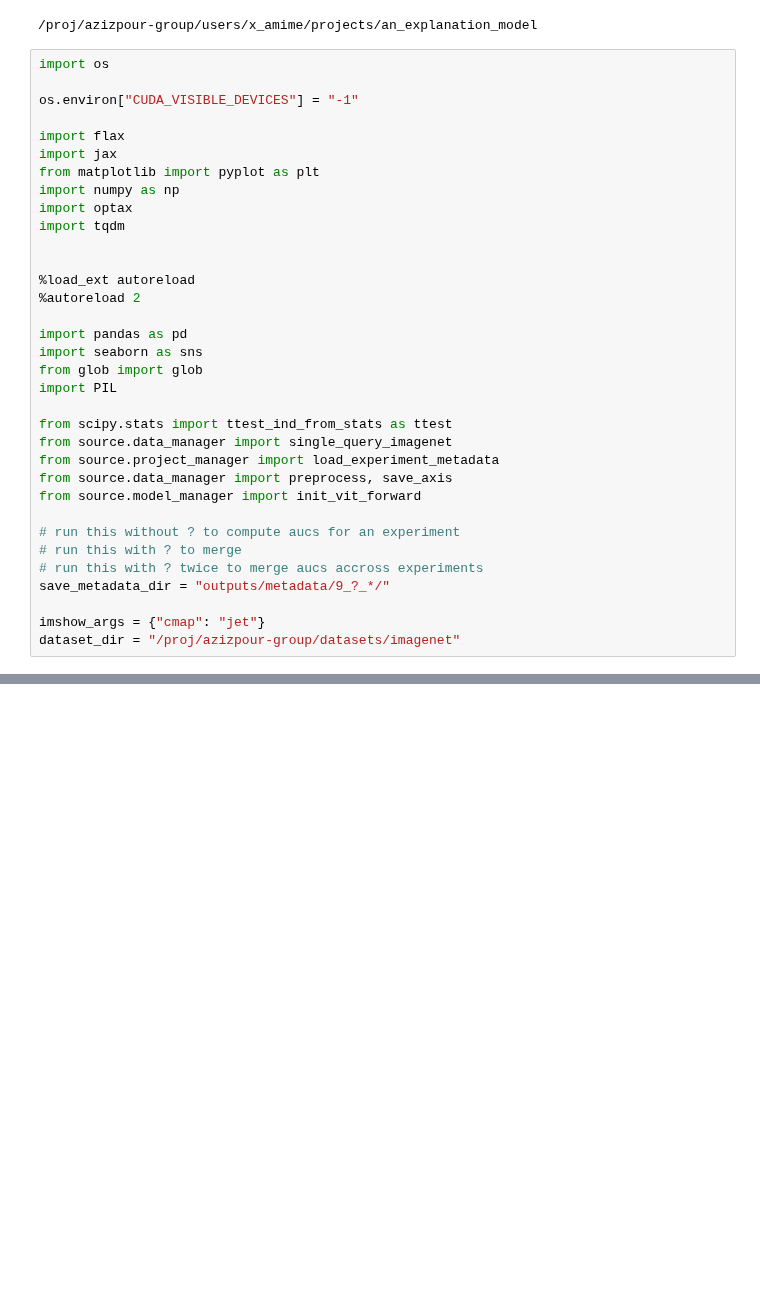
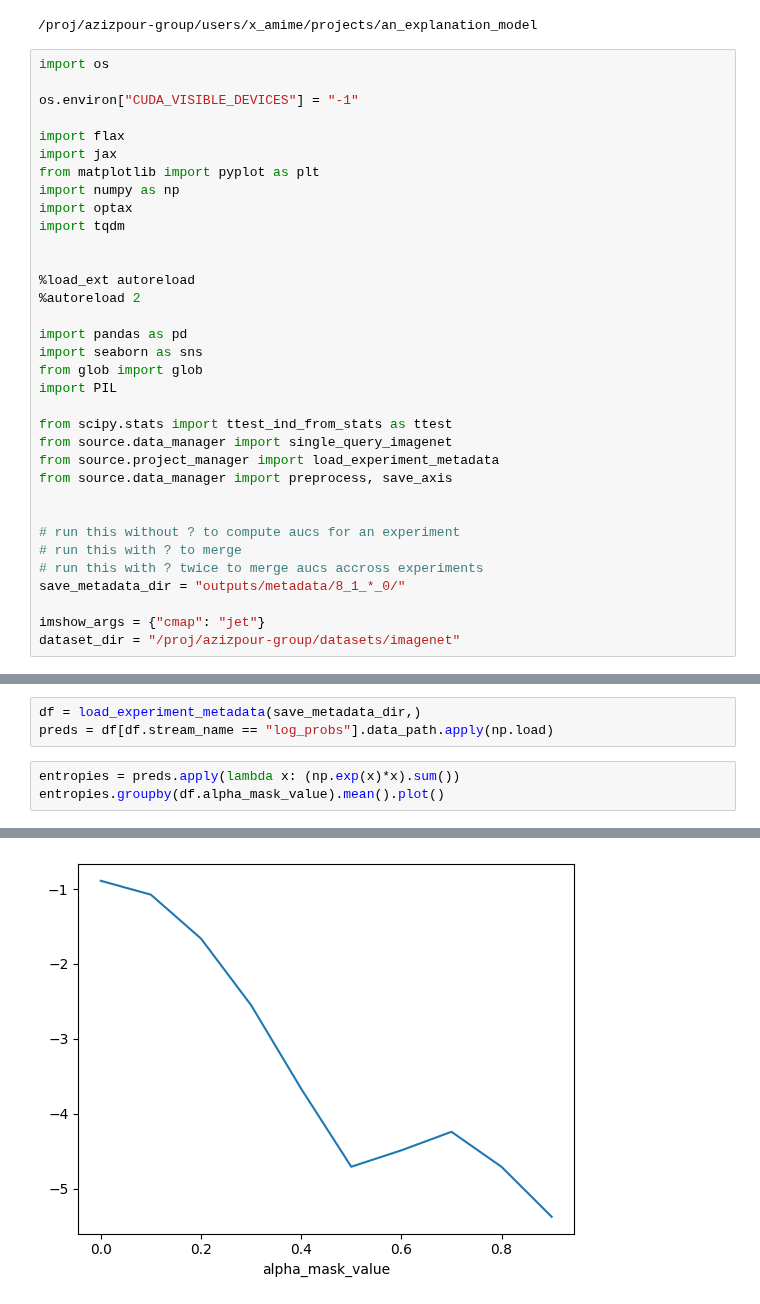
Before and after one commit to Amir-Mehrpanah/On-Spectral-Properties-of-Gradient-based-Explanation-Methods-ECCV24, a Jupyter notebook: experiments/experiment_9.ipynb, the cells around one changed output, grey strips where cells are left out. Cells and saved outputs as stored; diff of their text form; blank space fills up the shorter version.

```diff
--- a/experiments/experiment_9.ipynb
+++ b/experiments/experiment_9.ipynb
@@ -27,12 +27,12 @@ from scipy.stats import ttest_ind_from_stats as ttest
 from source.data_manager import single_query_imagenet
 from source.project_manager import load_experiment_metadata
 from source.data_manager import preprocess, save_axis
-from source.model_manager import init_vit_forward
+
 
 # run this without ? to compute aucs for an experiment
 # run this with ? to merge
 # run this with ? twice to merge aucs accross experiments
-save_metadata_dir = "outputs/metadata/9_?_*/"
+save_metadata_dir = "outputs/metadata/8_1_*_0/"
 
 imshow_args = {"cmap": "jet"}
 dataset_dir = "/proj/azizpour-group/datasets/imagenet"
@@ -66,0 +44,7 @@ np.exp(f(image)).argmax()
+# %%
+df = load_experiment_metadata(save_metadata_dir,)
+preds = df[df.stream_name == "log_probs"].data_path.apply(np.load)
+# %%
+entropies = preds.apply(lambda x: (np.exp(x)*x).sum())
+entropies.groupby(df.alpha_mask_value).mean().plot()
+# %% [output]
@@ -66,0 +52 @@ np.exp(f(image)).argmax()
+[figure, added]
```
Also changed, not shown: parts of 10 cells of this notebook, 15 other files.
